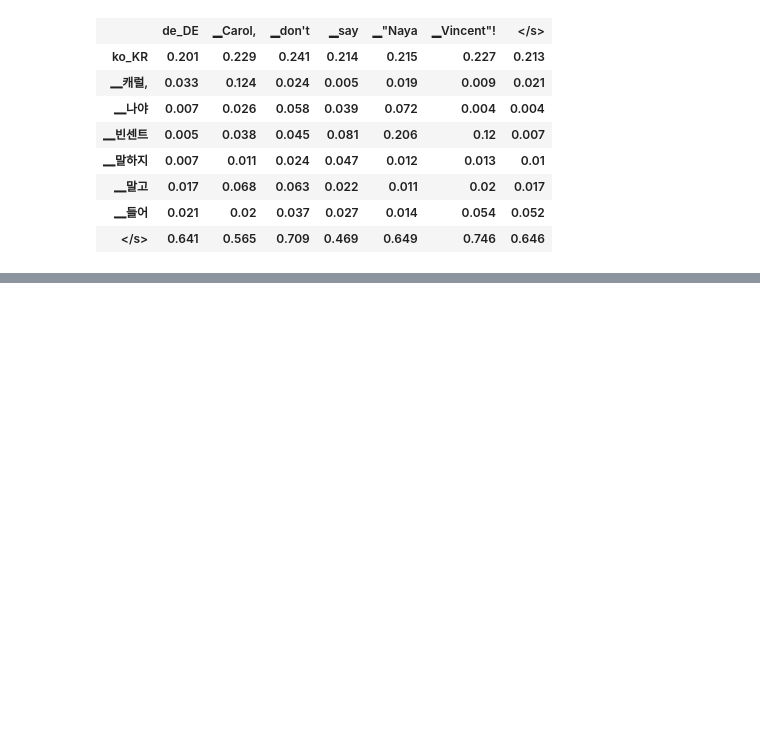
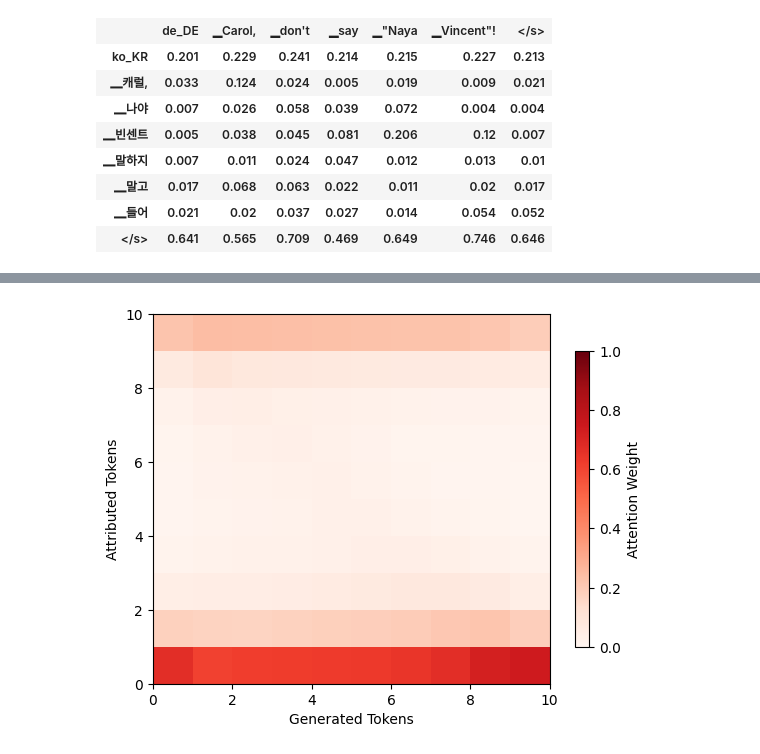
Before and after one commit to lsickert/rude-nmt, a Jupyter notebook: rude_nmt/attention_experiments.ipynb, the cells around one changed output, grey strips where cells are left out. Drawn from its saved outputs; the diff is of its cells as text; code cells hidden in the pictures; blank space fills up the shorter version.

```diff
--- a/rude_nmt/attention_experiments.ipynb
+++ b/rude_nmt/attention_experiments.ipynb
@@ -203 +212,13 @@ mbart_model_en_de = inseq.load_model(
 )
+# %%
+mbart_attributions_de_en = mbart_model_de_en.attribute(
+    input_texts=ds[0:160]["source"],
+    generation_args={
+        "forced_bos_token_id": mbart_model_de_en.tokenizer.lang_code_to_id["en_XX"]
+    },
+    attribute_target=False,
+    batch_size=2,
+)
+mbart_attributions_de_en = mbart_attributions_de_en.aggregate(
+    aggregator=aggregator
+)
@@ -203,0 +243,8 @@ mbart_model_en_de = inseq.load_model(
+# %%
+source_attr = [
+    attr.source_attributions
+    for attr in mbart_attributions_de_en.sequence_attributions
+]
+create_interpolation_plot(source_attr, plt_name="de_en")
+# %% [output]
+[figure, added]
```
Also changed, not shown: parts of 22 cells of this notebook, 4 other files.
